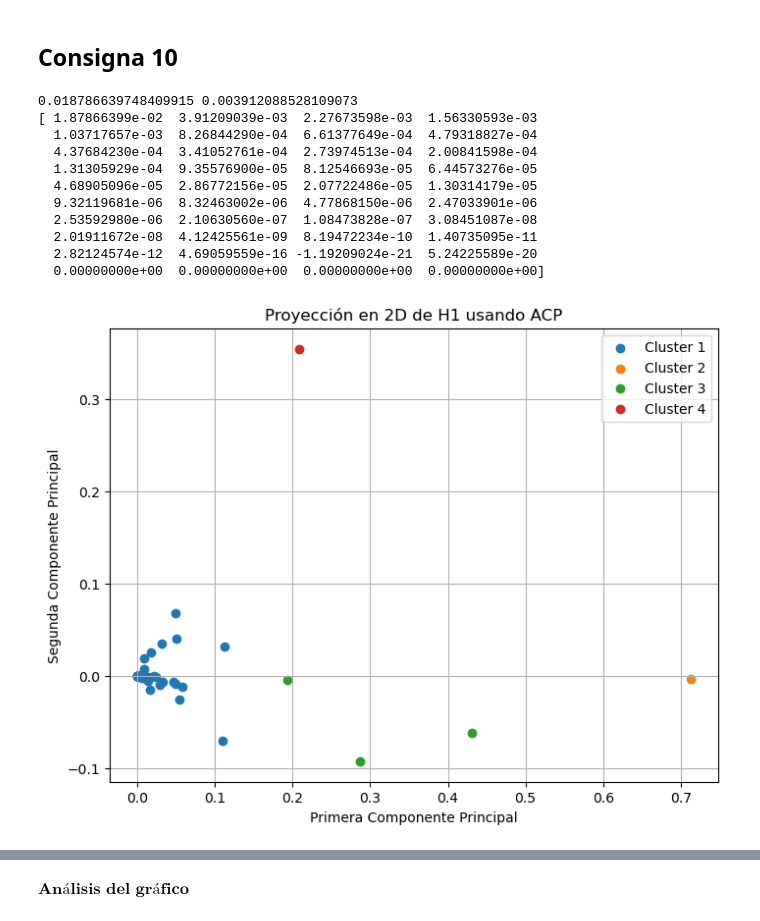
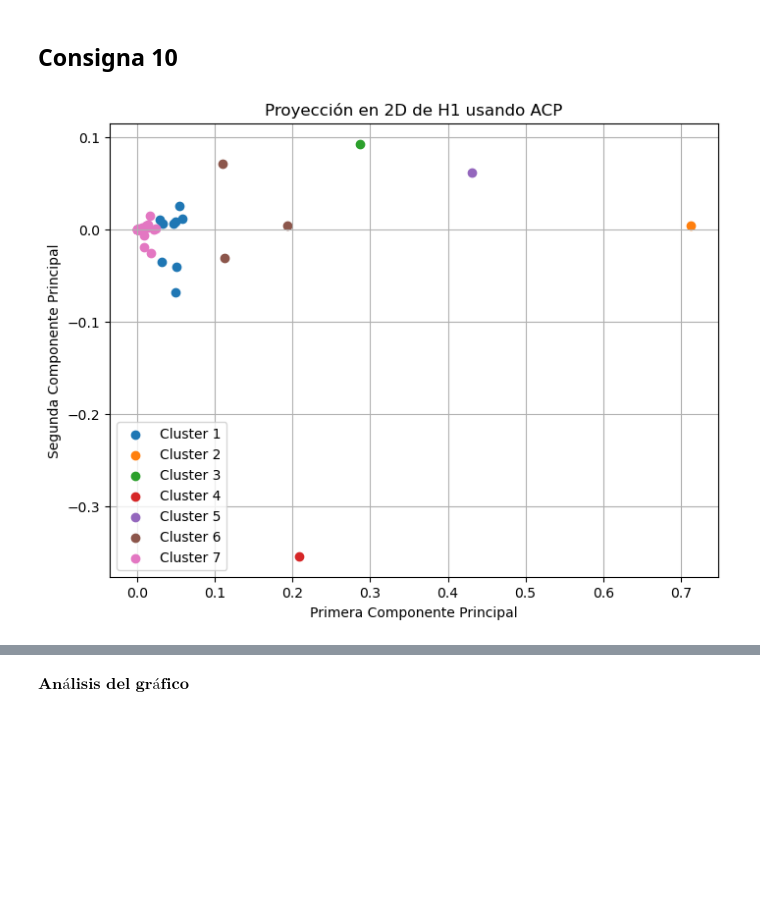
Before and after one commit to IMAbril/Matrices_Insumo-Producto, a Jupyter notebook: notebooks/TP2_resuelto.ipynb, the cells around one changed output, grey strips where cells are left out. Cells and saved outputs as stored; diff of their text form; code cells hidden in the pictures; blank space fills up the shorter version.

```diff
--- a/notebooks/TP2_resuelto.ipynb
+++ b/notebooks/TP2_resuelto.ipynb
@@ -505,22 +486,9 @@ M = np.column_stack((v1,v2))
 # %% [markdown]
 Calculamos los puntos que resultan de proyectar las filas de $A^{rr}$ con la matriz, y los graficamos en un scatter de dos dimensiones:
 # %%
-proyecciones_Ap1 = A_p1p1  @ M
+proyecciones_Ap1 = A_p1p1  @ M # Proyectamos las filas de A_rr
 
-#Usamos kmeans para visualizar 4 clusters
-kmeans = KMeans(n_clusters=4, random_state=0)
-kmeans.fit(proyecciones_Ap1)
-labels = kmeans.labels_
-
-plt.figure(figsize=(8, 6))
-for cluster in range(4):
-    plt.scatter(
-        proyecciones_Ap1[labels == cluster, 0],
-        proyecciones_Ap1[labels == cluster, 1],
-
-        label=f'Cluster {cluster+1}'
-    )
-
+plt.scatter(proyecciones_Ap1[:,0],proyecciones_Ap1[:,1])
 plt.title('Proyección en 2D de A_p1p1 usando ACP')
 plt.xlabel('Primera Componente Principal')
 plt.ylabel('Segunda Componente Principal')
@@ -615,58 +603,45 @@ I = np.eye(n)
 e = np.ones((n,1))
 E_n = I - 1/n * e @ e.transpose()
 
-A_rr = H1
-A_rr_normalizada = E_n @ A_rr
 
-C = A_rr_normalizada.transpose() @ A_rr_normalizada / (n-1)
+H1_normalizada = E_n @ H1
+
+C = H1_normalizada.transpose() @ H1_normalizada / (n-1)
 
 # Obtenemos el primer autovector y autovalor
-v1, lambda1 = metodo_potencia_hotelling(C,0.999)
+v1, lambda1 = metodo_potencia_hotelling(C,0.99999999999)
 v1 = v1.reshape(40,1)
 # Calculamos c'
 C_prima = C - lambda1 * v1 @ v1.transpose()
 
 # Obtenemos el segundo autovector y autovalor
-v2, lambda2 = metodo_potencia_hotelling(C_prima,0.999)
-print(lambda1,lambda2)
-print(np.linalg.eigvals(C))
+v2, lambda2 = metodo_potencia_hotelling(C_prima,0.99999999999)
 
 #Proyectamos los datos de H1 en las direcciones dadas por los avecs
 M = np.column_stack((v1,v2))
 
 proyecciones_H1 = (H1) @ M
 
 #Usamos kmeans para visualizar 4 clusters
-kmeans = KMeans(n_clusters=4, random_state=0)
+kmeans = KMeans(n_clusters=7, random_state=0)
 kmeans.fit(proyecciones_H1)
 labels = kmeans.labels_
 
 plt.figure(figsize=(8, 6))
-for cluster in range(4):
+for cluster in range(7):
     plt.scatter(
         proyecciones_H1[labels == cluster, 0],
         proyecciones_H1[labels == cluster, 1],
         label=f'Cluster {cluster+1}'
     )
 
 plt.title('Proyección en 2D de H1 usando ACP')
 plt.xlabel('Primera Componente Principal')
 plt.ylabel('Segunda Componente Principal')
 plt.legend()
 plt.grid(True)
 plt.show()
 # %% [output]
-0.018786639748409915 0.003912088528109073
-[ 1.87866399e-02  3.91209039e-03  2.27673598e-03  1.56330593e-03
-  1.03717657e-03  8.26844290e-04  6.61377649e-04  4.79318827e-04
-  4.37684230e-04  3.41052761e-04  2.73974513e-04  2.00841598e-04
-  1.31305929e-04  9.35576900e-05  8.12546693e-05  6.44573276e-05
-  4.68905096e-05  2.86772156e-05  2.07722486e-05  1.30314179e-05
-  9.32119681e-06  8.32463002e-06  4.77868150e-06  2.47033901e-06
-  2.53592980e-06  2.10630560e-07  1.08473828e-07  3.08451087e-08
-  2.01911672e-08  4.12425561e-09  8.19472234e-10  1.40735095e-11
-  2.82124574e-12  4.69059559e-16 -1.19209024e-21  5.24225589e-20
-  0.00000000e+00  0.00000000e+00  0.00000000e+00  0.00000000e+00]
-[figure, old version]
+[figure, new version]
 # %%
 # Obtenemos a que cluster pertenece cada fila
```
Also changed, not shown: parts of 19 cells of this notebook.
